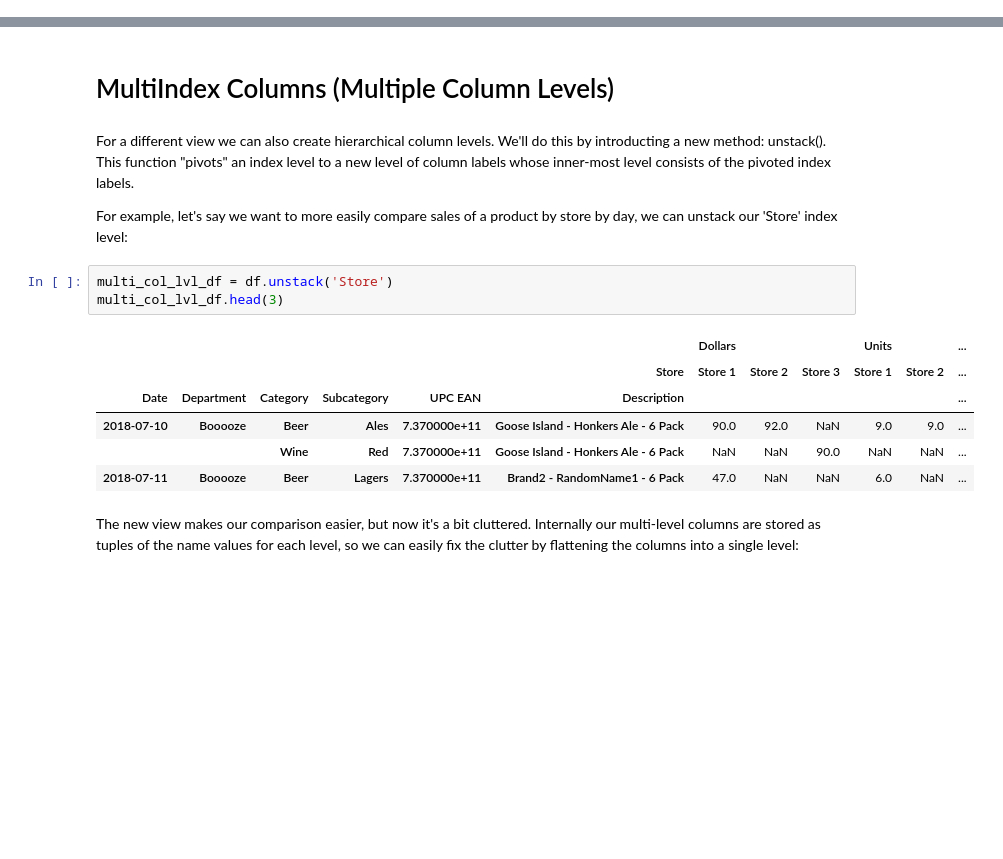
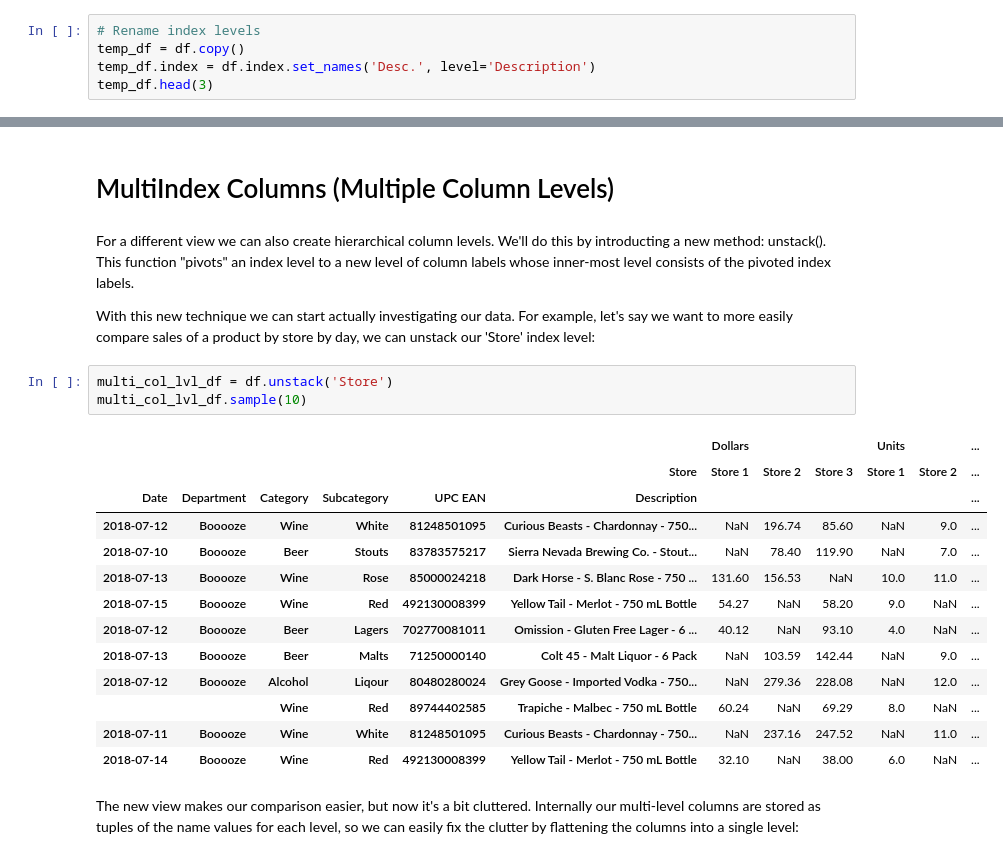
Before and after one commit to ZaxR/pandas_multiindex_tutorial, a Jupyter notebook: Pandas MultiIndex Tutorial.ipynb, the cells around one changed output, grey strips where cells are left out. Saved outputs shown, nothing was run; the diff lists cells and outputs as text; blank space fills up the shorter version.

```diff
--- a/Pandas MultiIndex Tutorial.ipynb
+++ b/Pandas MultiIndex Tutorial.ipynb
@@ -167,0 +186,5 @@ Index(['Ales', 'Lagers', 'Stouts', 'Malts', 'Red', 'White', 'Rose', 'Liqour',
+# %%
+# Rename index levels
+temp_df = df.copy()
+temp_df.index = df.index.set_names('Desc.', level='Description')
+temp_df.head(3)
@@ -218,17 +238,24 @@ We'll review more advanced importing/exporting methods below.
 # %% [markdown]
 For a different view we can also create hierarchical column levels. We'll do this by introducting a new method: unstack(). This function "pivots" an index level to a new level of column labels whose inner-most level consists of the pivoted index labels.
 
-For example, let's say we want to more easily compare sales of a product by store by day, we can unstack our 'Store' index level:
+With this new technique we can start actually investigating our data. For example, let's say we want to more easily compare sales of a product by store by day, we can unstack our 'Store' index level:
 # %%
 multi_col_lvl_df = df.unstack('Store')
-multi_col_lvl_df.head(3)
+multi_col_lvl_df.sample(10)
 # %% [output]
 |  |  |  |  |  |  | Dollars |  |  | Units |  | ... |
 |  |  |  |  |  | Store | Store 1 | Store 2 | Store 3 | Store 1 | Store 2 | ... |
 | Date | Department | Category | Subcategory | UPC EAN | Description |  |  |  |  |  | ... |
-| 2018-07-10 | Booooze | Beer | Ales | 7.370000e+11 | Goose Island - Honkers Ale - 6 Pack | 90.0 | 92.0 | NaN | 9.0 | 9.0 | ... |
-|  |  | Wine | Red | 7.370000e+11 | Goose Island - Honkers Ale - 6 Pack | NaN | NaN | 90.0 | NaN | NaN | ... |
-| 2018-07-11 | Booooze | Beer | Lagers | 7.370000e+11 | Brand2 - RandomName1 - 6 Pack | 47.0 | NaN | NaN | 6.0 | NaN | ... |
+| 2018-07-12 | Booooze | Wine | White | 81248501095 | Curious Beasts - Chardonnay - 750... | NaN | 196.74 | 85.60 | NaN | 9.0 | ... |
+| 2018-07-10 | Booooze | Beer | Stouts | 83783575217 | Sierra Nevada Brewing Co. - Stout... | NaN | 78.40 | 119.90 | NaN | 7.0 | ... |
+| 2018-07-13 | Booooze | Wine | Rose | 85000024218 | Dark Horse - S. Blanc Rose - 750 ... | 131.60 | 156.53 | NaN | 10.0 | 11.0 | ... |
+| 2018-07-15 | Booooze | Wine | Red | 492130008399 | Yellow Tail - Merlot - 750 mL Bottle | 54.27 | NaN | 58.20 | 9.0 | NaN | ... |
+| 2018-07-12 | Booooze | Beer | Lagers | 702770081011 | Omission - Gluten Free Lager - 6 ... | 40.12 | NaN | 93.10 | 4.0 | NaN | ... |
+| 2018-07-13 | Booooze | Beer | Malts | 71250000140 | Colt 45 - Malt Liquor - 6 Pack | NaN | 103.59 | 142.44 | NaN | 9.0 | ... |
+| 2018-07-12 | Booooze | Alcohol | Liqour | 80480280024 | Grey Goose - Imported Vodka - 750... | NaN | 279.36 | 228.08 | NaN | 12.0 | ... |
+|  |  | Wine | Red | 89744402585 | Trapiche - Malbec - 750 mL Bottle | 60.24 | NaN | 69.29 | 8.0 | NaN | ... |
+| 2018-07-11 | Booooze | Wine | White | 81248501095 | Curious Beasts - Chardonnay - 750... | NaN | 237.16 | 247.52 | NaN | 11.0 | ... |
+| 2018-07-14 | Booooze | Wine | Red | 492130008399 | Yellow Tail - Merlot - 750 mL Bottle | 32.10 | NaN | 38.00 | 6.0 | NaN | ... |
 # %% [markdown]
 The new view makes our comparison easier, but now it's a bit cluttered. Internally our multi-level columns are stored as tuples of the name values for each level, so we can easily fix the clutter by flattening the columns into a single level:
 # %%
```
Also changed, not shown: parts of 45 cells of this notebook, 4 other files.
